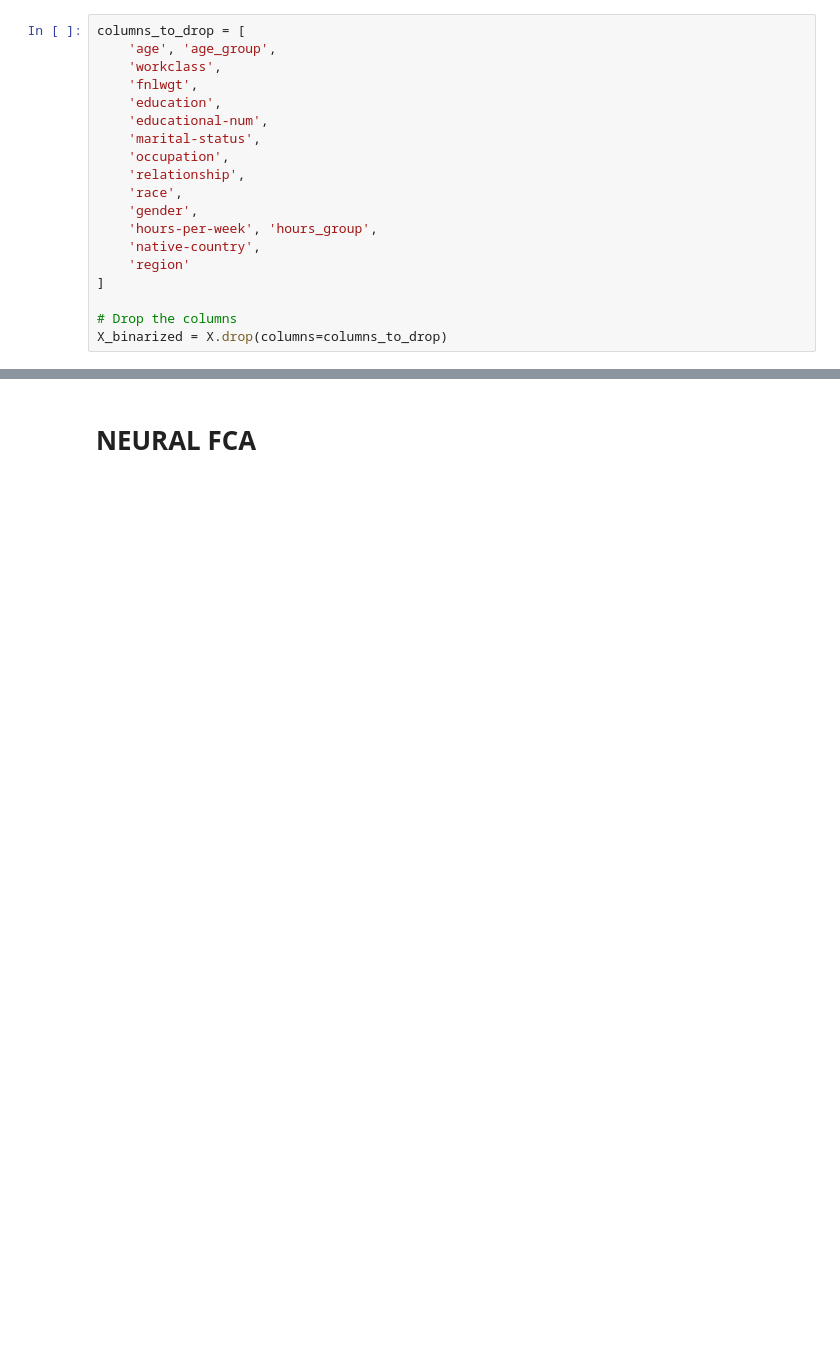
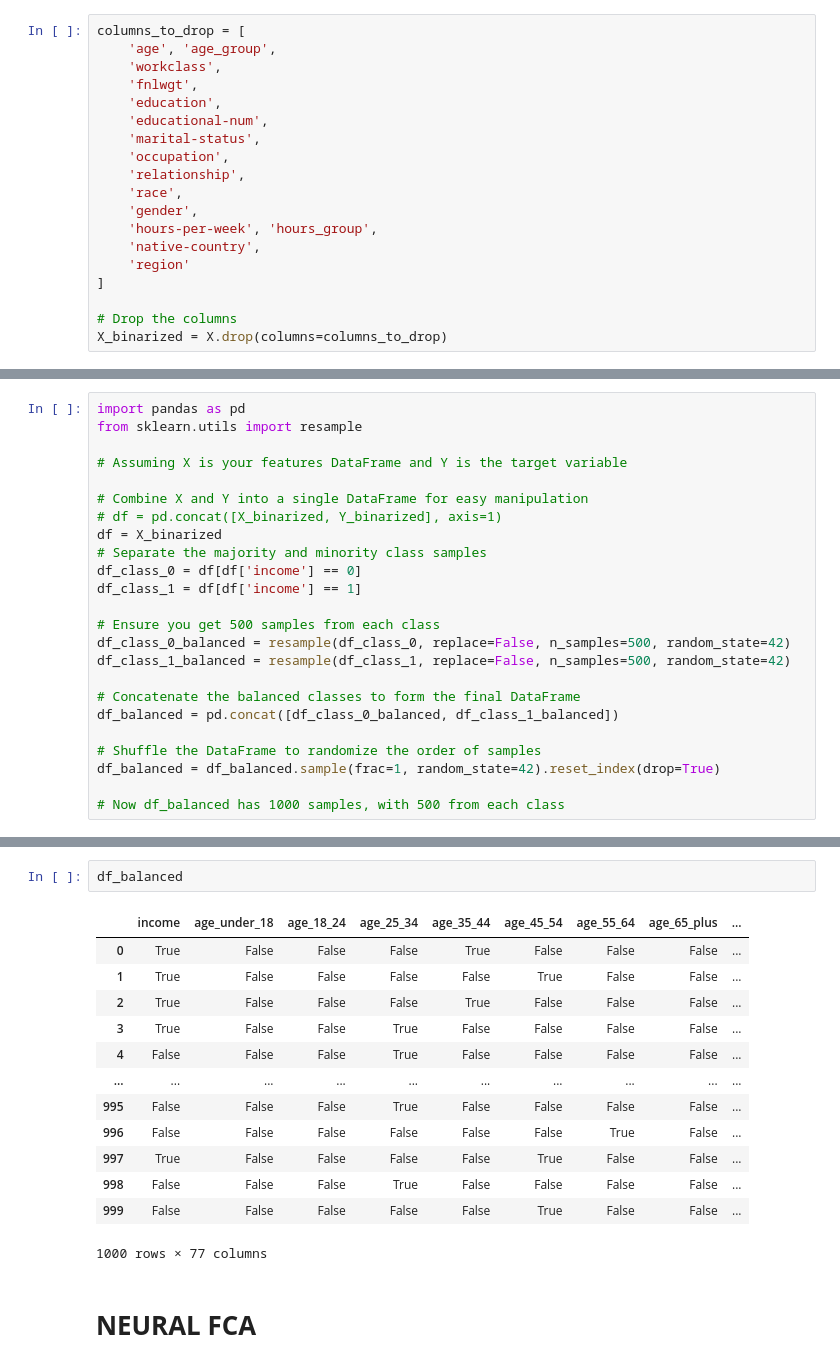
Before and after one commit to AsadKhalil/NeuralFCA, a Jupyter notebook: OSDA_Project.ipynb, the cells around one changed output, grey strips where cells are left out. Drawn from its saved outputs; the diff is of its cells as text; blank space fills up the shorter version.

```diff
--- a/OSDA_Project.ipynb
+++ b/OSDA_Project.ipynb
@@ -749 +766,25 @@ Length: 76, dtype: object
 object
+# %%
+import pandas as pd
+from sklearn.utils import resample
+
+# Assuming X is your features DataFrame and Y is the target variable
+
+# Combine X and Y into a single DataFrame for easy manipulation
+# df = pd.concat([X_binarized, Y_binarized], axis=1)
+df = X_binarized
+# Separate the majority and minority class samples
+df_class_0 = df[df['income'] == 0]
+df_class_1 = df[df['income'] == 1]
+
+# Ensure you get 500 samples from each class
+df_class_0_balanced = resample(df_class_0, replace=False, n_samples=500, random_state=42)
+df_class_1_balanced = resample(df_class_1, replace=False, n_samples=500, random_state=42)
+
+# Concatenate the balanced classes to form the final DataFrame
+df_balanced = pd.concat([df_class_0_balanced, df_class_1_balanced])
+
+# Shuffle the DataFrame to randomize the order of samples
+df_balanced = df_balanced.sample(frac=1, random_state=42).reset_index(drop=True)
+
+# Now df_balanced has 1000 samples, with 500 from each class
@@ -750,3 +799,19 @@ object
+# %%
+df_balanced
+# %% [output]
+|  | income | age_under_18 | age_18_24 | age_25_34 | age_35_44 | age_45_54 | age_55_64 | age_65_plus | ... |
+| 0 | True | False | False | False | True | False | False | False | ... |
+| 1 | True | False | False | False | False | True | False | False | ... |
+| 2 | True | False | False | False | True | False | False | False | ... |
+| 3 | True | False | False | True | False | False | False | False | ... |
+| 4 | False | False | False | True | False | False | False | False | ... |
+| ... | ... | ... | ... | ... | ... | ... | ... | ... | ... |
+| 995 | False | False | False | True | False | False | False | False | ... |
+| 996 | False | False | False | False | False | False | True | False | ... |
+| 997 | True | False | False | False | False | True | False | False | ... |
+| 998 | False | False | False | True | False | False | False | False | ... |
+| 999 | False | False | False | False | False | True | False | False | ... |
+1000 rows × 77 columns
 # %% [markdown]
 # **NEURAL FCA**
 # %%
```
Also changed, not shown: parts of 18 cells of this notebook, 5 other files.
